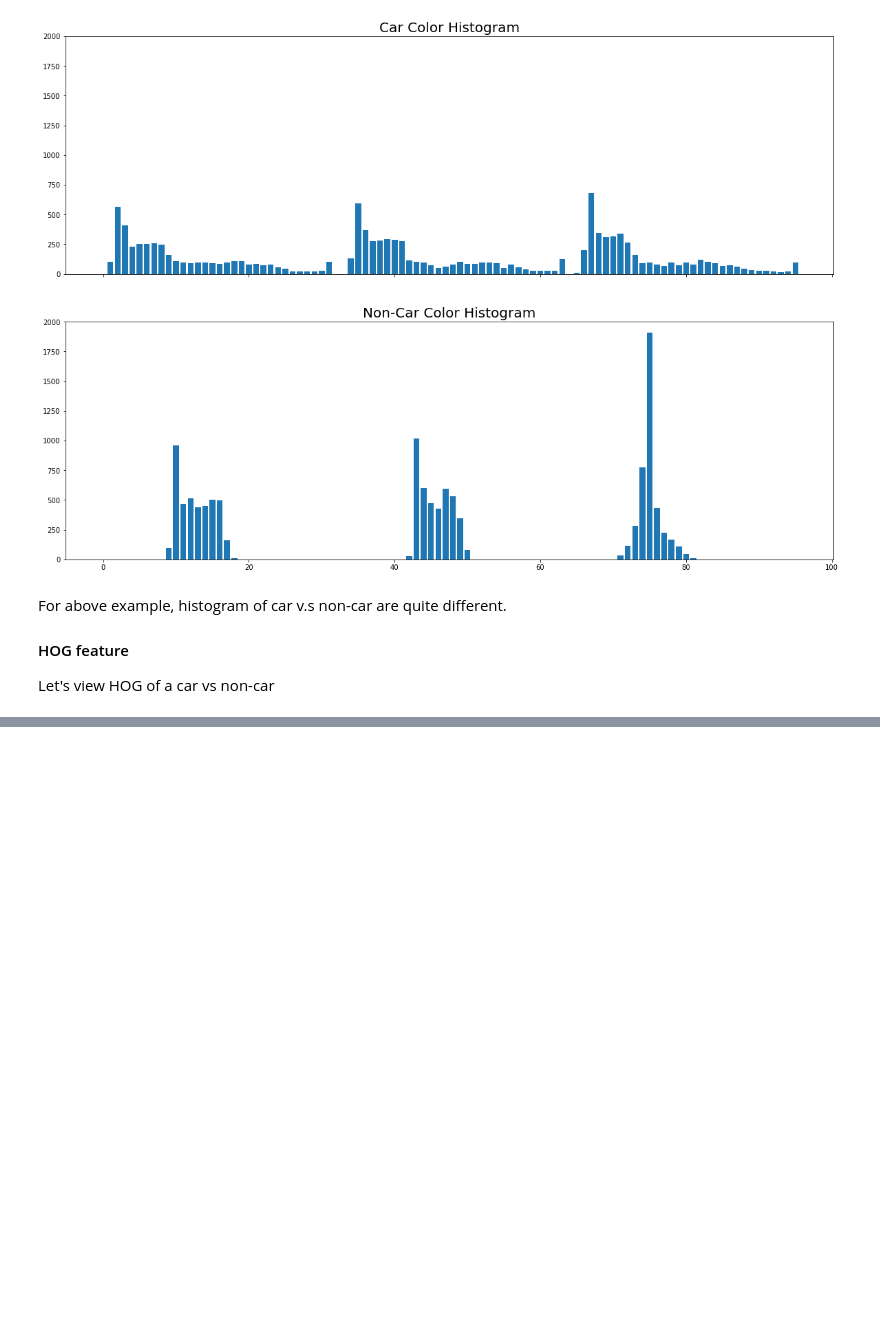
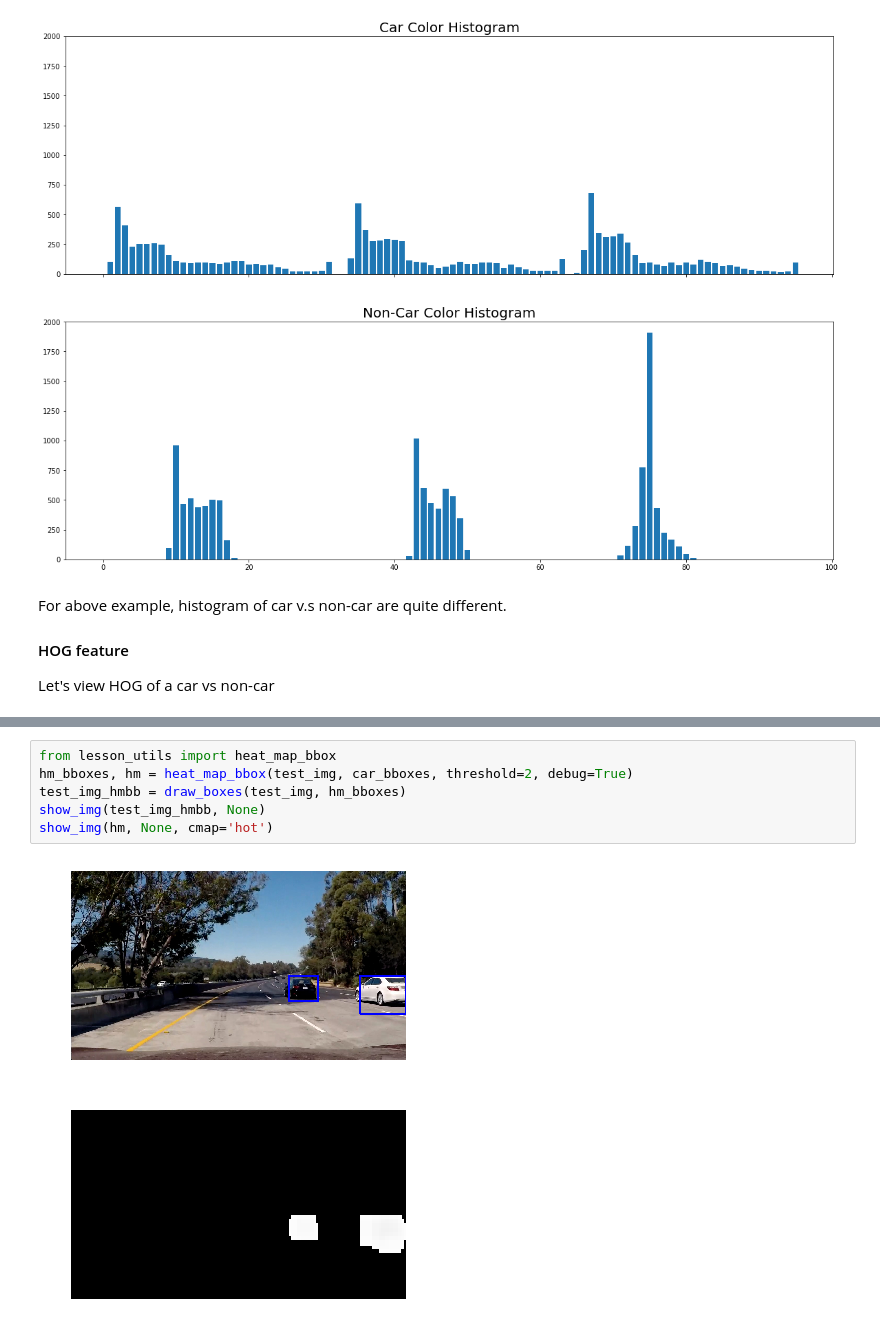
Before and after one commit to minh84/udacity_carnd, a Jupyter notebook: CarND-P5-Vehicle-Detection/vehicle_detection_pipeline.ipynb, the cells around one changed output, grey strips where cells are left out. Saved outputs shown, nothing was run; the diff lists cells and outputs as text; blank space fills up the shorter version.

```diff
--- a/CarND-P5-Vehicle-Detection/vehicle_detection_pipeline.ipynb
+++ b/CarND-P5-Vehicle-Detection/vehicle_detection_pipeline.ipynb
@@ -202,0 +341,9 @@ def img_features(img, cspace='RGB', spatial_size=(32,32), hist_bin=32, hist_rang
+# %%
+from lesson_utils import heat_map_bbox
+hm_bboxes, hm = heat_map_bbox(test_img, car_bboxes, threshold=2, debug=True)
+test_img_hmbb = draw_boxes(test_img, hm_bboxes)
+show_img(test_img_hmbb, None)
+show_img(hm, None, cmap='hot')
+# %% [output]
+[figure, added]
+[figure, added]
```
Also changed, not shown: parts of 37 cells of this notebook, 2 other files.
